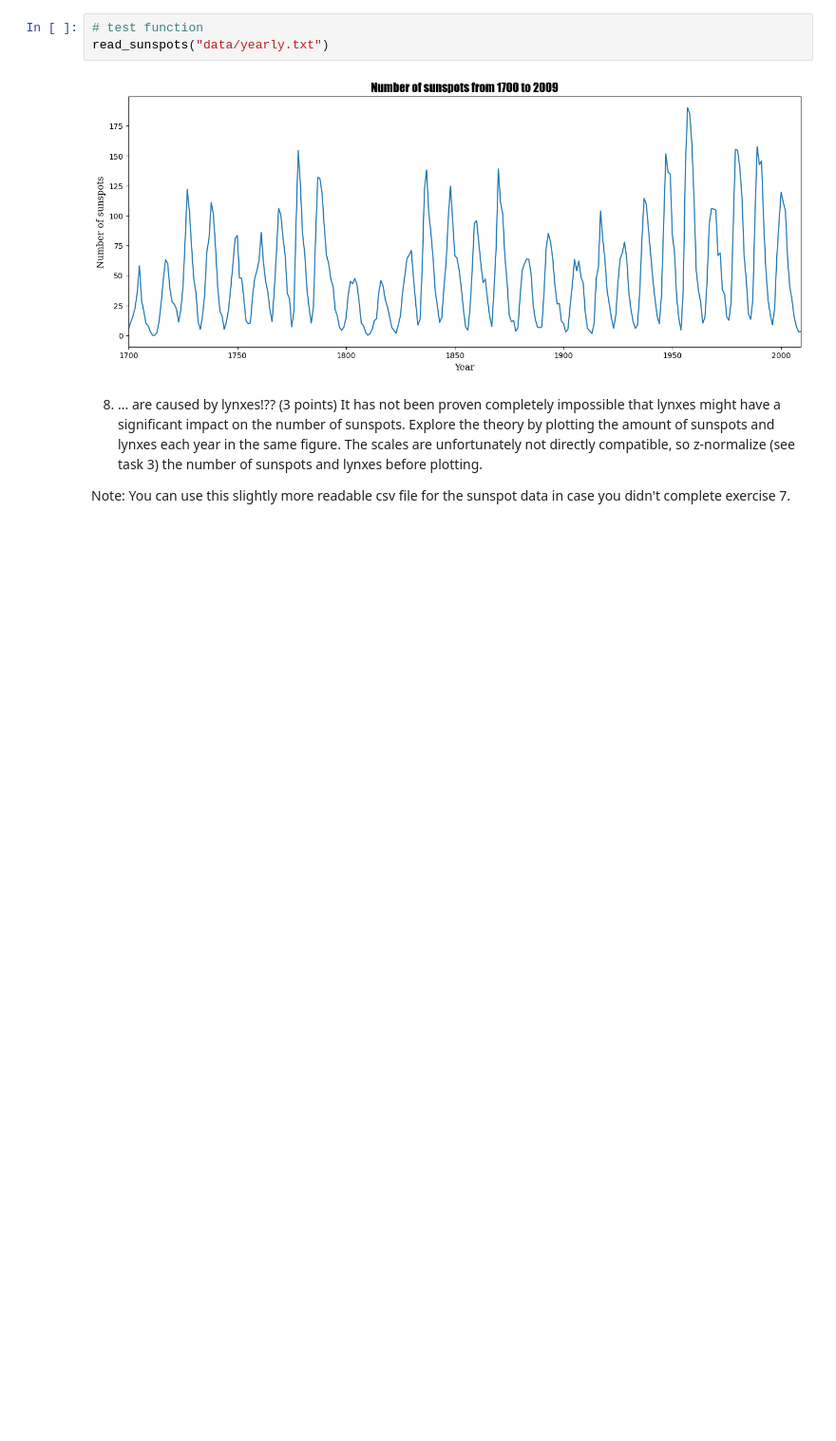
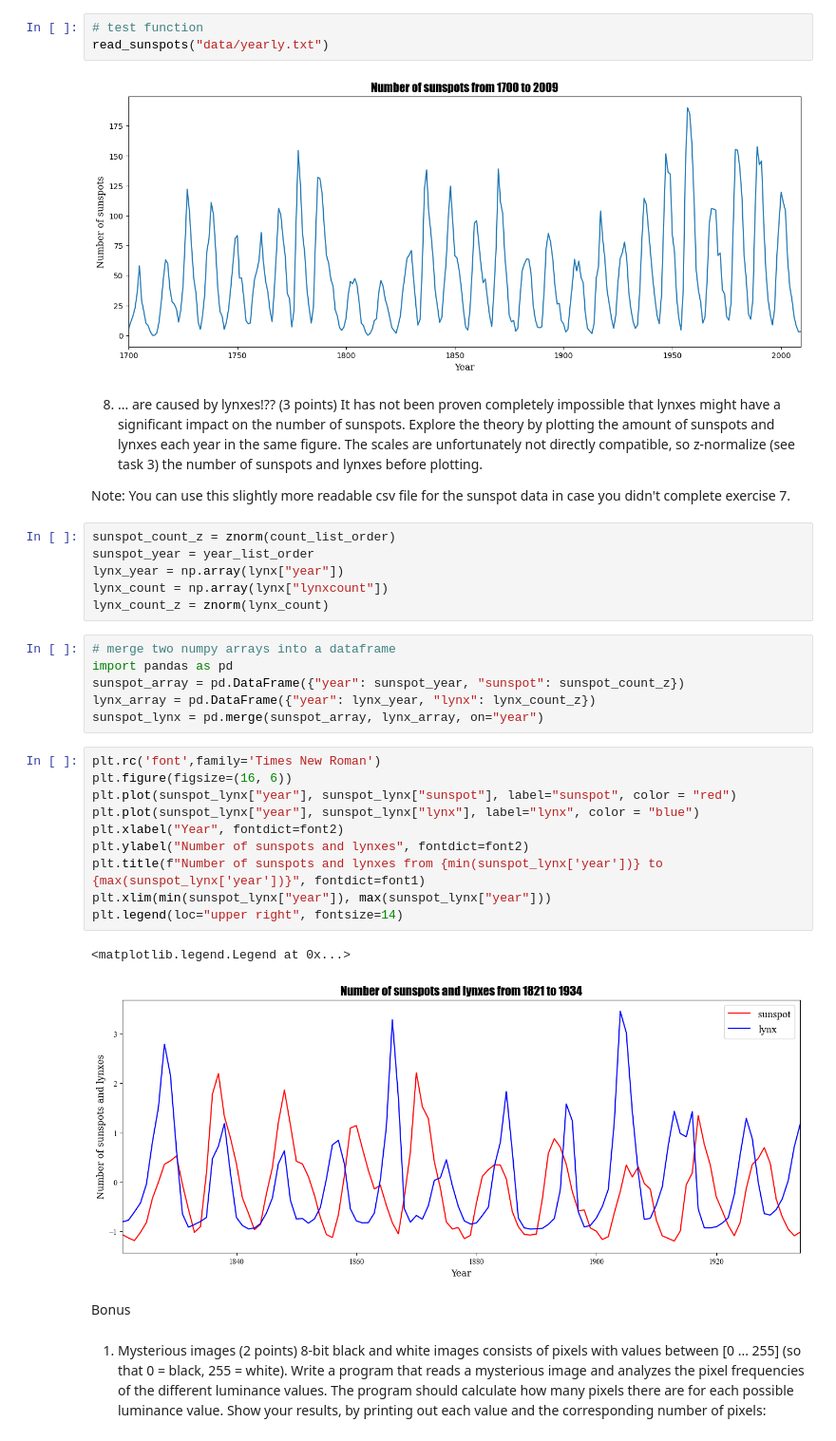
Before and after one commit to rg450318262/2023_courses, a Jupyter notebook: Python/Coursework4.ipynb, the cells around one changed output. Shown at 95% size. Drawn from its saved outputs; the diff is of its cells as text; blank space fills up the shorter version.

```diff
--- a/Python/Coursework4.ipynb
+++ b/Python/Coursework4.ipynb
@@ -238,3 +238,33 @@ read_sunspots("data/yearly.txt")
 It has not been proven completely impossible that lynxes might have a significant impact on the number of sunspots. Explore the theory by plotting the amount of sunspots and lynxes each year in the same figure. The scales are unfortunately not directly compatible, so z-normalize (see task 3) the number of sunspots and lynxes before plotting.
 
 Note: You can use this slightly more readable csv file for the sunspot data in case you didn't complete exercise 7.
+# %%
+sunspot_count_z = znorm(count_list_order)
+sunspot_year = year_list_order
+lynx_year = np.array(lynx["year"])
+lynx_count = np.array(lynx["lynxcount"])
+lynx_count_z = znorm(lynx_count)
+# %%
+# merge two numpy arrays into a dataframe
+import pandas as pd
+sunspot_array = pd.DataFrame({"year": sunspot_year, "sunspot": sunspot_count_z})
+lynx_array = pd.DataFrame({"year": lynx_year, "lynx": lynx_count_z})
+sunspot_lynx = pd.merge(sunspot_array, lynx_array, on="year")
+# %%
+plt.rc('font',family='Times New Roman')
+plt.figure(figsize=(16, 6))
+plt.plot(sunspot_lynx["year"], sunspot_lynx["sunspot"], label="sunspot", color = "red")
+plt.plot(sunspot_lynx["year"], sunspot_lynx["lynx"], label="lynx", color = "blue")
+plt.xlabel("Year", fontdict=font2)
+plt.ylabel("Number of sunspots and lynxes", fontdict=font2)
+plt.title(f"Number of sunspots and lynxes from {min(sunspot_lynx['year'])} to {max(sunspot_lynx['year'])}", fontdict=font1)
+plt.xlim(min(sunspot_lynx["year"]), max(sunspot_lynx["year"]))
+plt.legend(loc="upper right", fontsize=14)
+# %% [output]
+<matplotlib.legend.Legend at 0x...>
+[figure, added]
+# %% [markdown]
+Bonus
+# %% [markdown]
+1. Mysterious images (2 points)
+8-bit black and white images consists of pixels with values between [0 ... 255] (so that 0 = black, 255 = white). Write a program that reads a mysterious image and analyzes the pixel frequencies of the different luminance values. The program should calculate how many pixels there are for each possible luminance value. Show your results, by printing out each value and the corresponding number of pixels:
```
Also changed, not shown: parts of 4 cells of this notebook, 1 other file.
